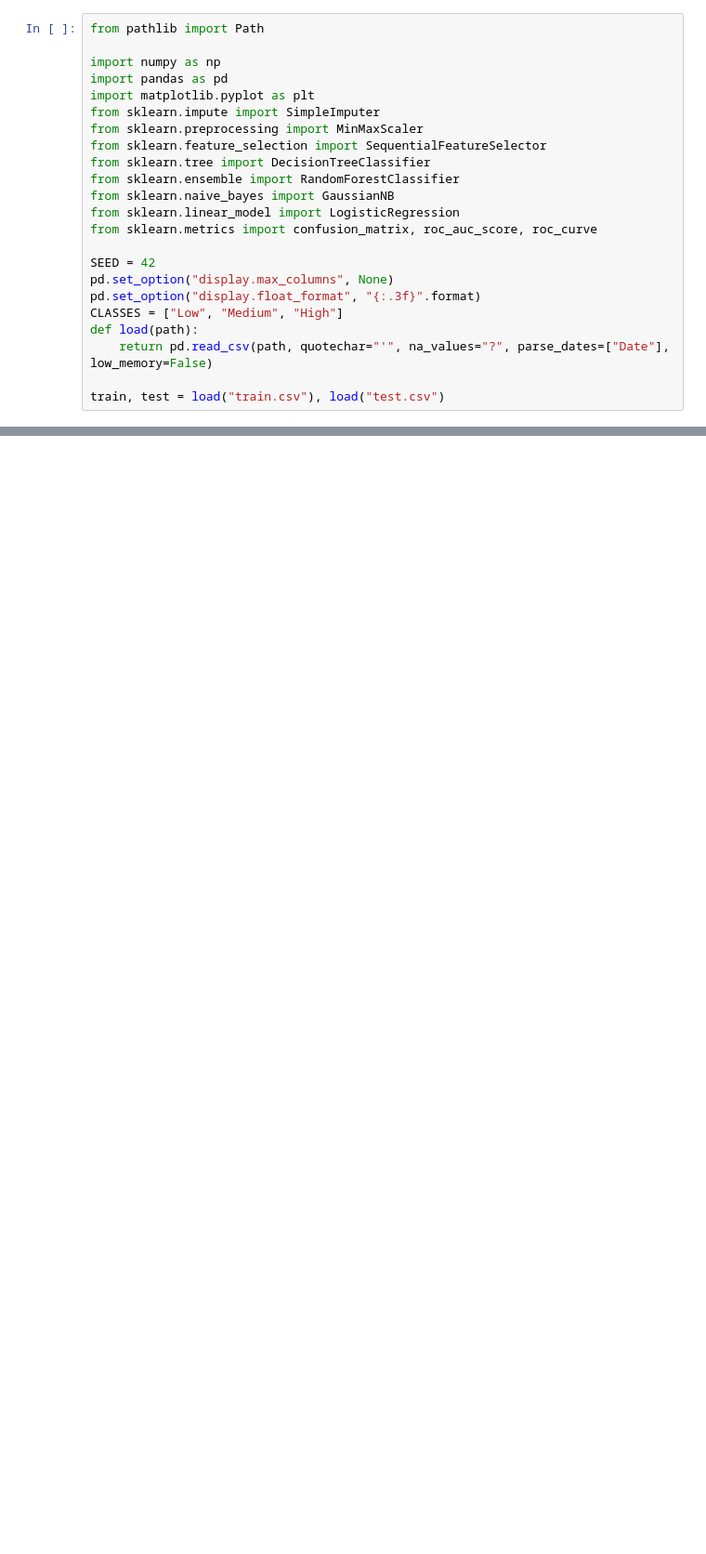
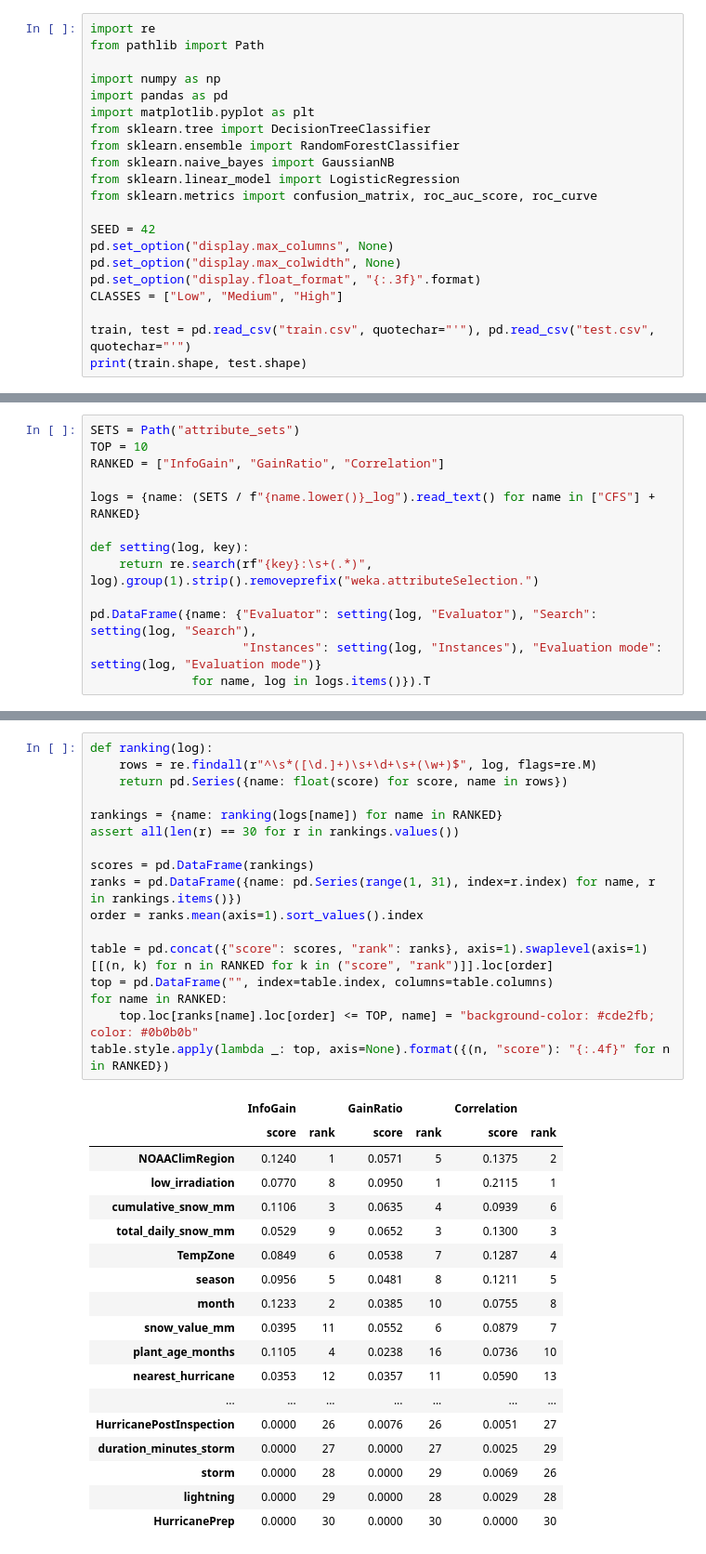
Before and after one commit to ilikecheezits/ml-q1, a Jupyter notebook: pv_performance_classifier.ipynb, the cells around one changed output, grey strips where cells are left out. Shown at 93% size. Saved outputs shown, nothing was run; the diff lists cells and outputs as text; blank space fills up the shorter version.

```diff
--- a/pv_performance_classifier.ipynb
+++ b/pv_performance_classifier.ipynb
@@ -7,12 +9,10 @@
 # %%
+import re
 from pathlib import Path
 
 import numpy as np
 import pandas as pd
 import matplotlib.pyplot as plt
-from sklearn.impute import SimpleImputer
-from sklearn.preprocessing import MinMaxScaler
-from sklearn.feature_selection import SequentialFeatureSelector
 from sklearn.tree import DecisionTreeClassifier
 from sklearn.ensemble import RandomForestClassifier
 from sklearn.naive_bayes import GaussianNB
@@ -21,9 +21,9 @@ from sklearn.metrics import confusion_matrix, roc_auc_score, roc_curve
 
 SEED = 42
 pd.set_option("display.max_columns", None)
+pd.set_option("display.max_colwidth", None)
 pd.set_option("display.float_format", "{:.3f}".format)
 CLASSES = ["Low", "Medium", "High"]
-def load(path):
-    return pd.read_csv(path, quotechar="'", na_values="?", parse_dates=["Date"], low_memory=False)
 
-train, test = load("train.csv"), load("test.csv")
+train, test = pd.read_csv("train.csv", quotechar="'"), pd.read_csv("test.csv", quotechar="'")
+print(train.shape, test.shape)
@@ -36,0 +49,13 @@ Everything is fitted on `train.csv` only and then applied to both files.
+# %%
+SETS = Path("attribute_sets")
+TOP = 10
+RANKED = ["InfoGain", "GainRatio", "Correlation"]
+
+logs = {name: (SETS / f"{name.lower()}_log").read_text() for name in ["CFS"] + RANKED}
+
+def setting(log, key):
+    return re.search(rf"{key}:\s+(.*)", log).group(1).strip().removeprefix("weka.attributeSelection.")
+
+pd.DataFrame({name: {"Evaluator": setting(log, "Evaluator"), "Search": setting(log, "Search"),
+                     "Instances": setting(log, "Instances"), "Evaluation mode": setting(log, "Evaluation mode")}
+              for name, log in logs.items()}).T
@@ -36,0 +72,36 @@ Everything is fitted on `train.csv` only and then applied to both files.
+# %%
+def ranking(log):
+    rows = re.findall(r"^\s*([\d.]+)\s+\d+\s+(\w+)$", log, flags=re.M)
+    return pd.Series({name: float(score) for score, name in rows})
+
+rankings = {name: ranking(logs[name]) for name in RANKED}
+assert all(len(r) == 30 for r in rankings.values())
+
+scores = pd.DataFrame(rankings)
+ranks = pd.DataFrame({name: pd.Series(range(1, 31), index=r.index) for name, r in rankings.items()})
+order = ranks.mean(axis=1).sort_values().index
+
+table = pd.concat({"score": scores, "rank": ranks}, axis=1).swaplevel(axis=1)[[(n, k) for n in RANKED for k in ("score", "rank")]].loc[order]
+top = pd.DataFrame("", index=table.index, columns=table.columns)
+for name in RANKED:
+    top.loc[ranks[name].loc[order] <= TOP, name] = "background-color: #cde2fb; color: #0b0b0b"
+table.style.apply(lambda _: top, axis=None).format({(n, "score"): "{:.4f}" for n in RANKED})
+# %% [output]
+|  | InfoGain |  | GainRatio |  | Correlation |  |
+|  | score | rank | score | rank | score | rank |
+| NOAAClimRegion | 0.1240 | 1 | 0.0571 | 5 | 0.1375 | 2 |
+| low_irradiation | 0.0770 | 8 | 0.0950 | 1 | 0.2115 | 1 |
+| cumulative_snow_mm | 0.1106 | 3 | 0.0635 | 4 | 0.0939 | 6 |
+| total_daily_snow_mm | 0.0529 | 9 | 0.0652 | 3 | 0.1300 | 3 |
+| TempZone | 0.0849 | 6 | 0.0538 | 7 | 0.1287 | 4 |
+| season | 0.0956 | 5 | 0.0481 | 8 | 0.1211 | 5 |
+| month | 0.1233 | 2 | 0.0385 | 10 | 0.0755 | 8 |
+| snow_value_mm | 0.0395 | 11 | 0.0552 | 6 | 0.0879 | 7 |
+| plant_age_months | 0.1105 | 4 | 0.0238 | 16 | 0.0736 | 10 |
+| nearest_hurricane | 0.0353 | 12 | 0.0357 | 11 | 0.0590 | 13 |
+| ... | ... | ... | ... | ... | ... | ... |
+| HurricanePostInspection | 0.0000 | 26 | 0.0076 | 26 | 0.0051 | 27 |
+| duration_minutes_storm | 0.0000 | 27 | 0.0000 | 27 | 0.0025 | 29 |
+| storm | 0.0000 | 28 | 0.0000 | 29 | 0.0069 | 26 |
+| lightning | 0.0000 | 29 | 0.0000 | 28 | 0.0029 | 28 |
+| HurricanePrep | 0.0000 | 30 | 0.0000 | 30 | 0.0000 | 30 |
```
Also changed, not shown: parts of 32 cells of this notebook, 17 other files.
